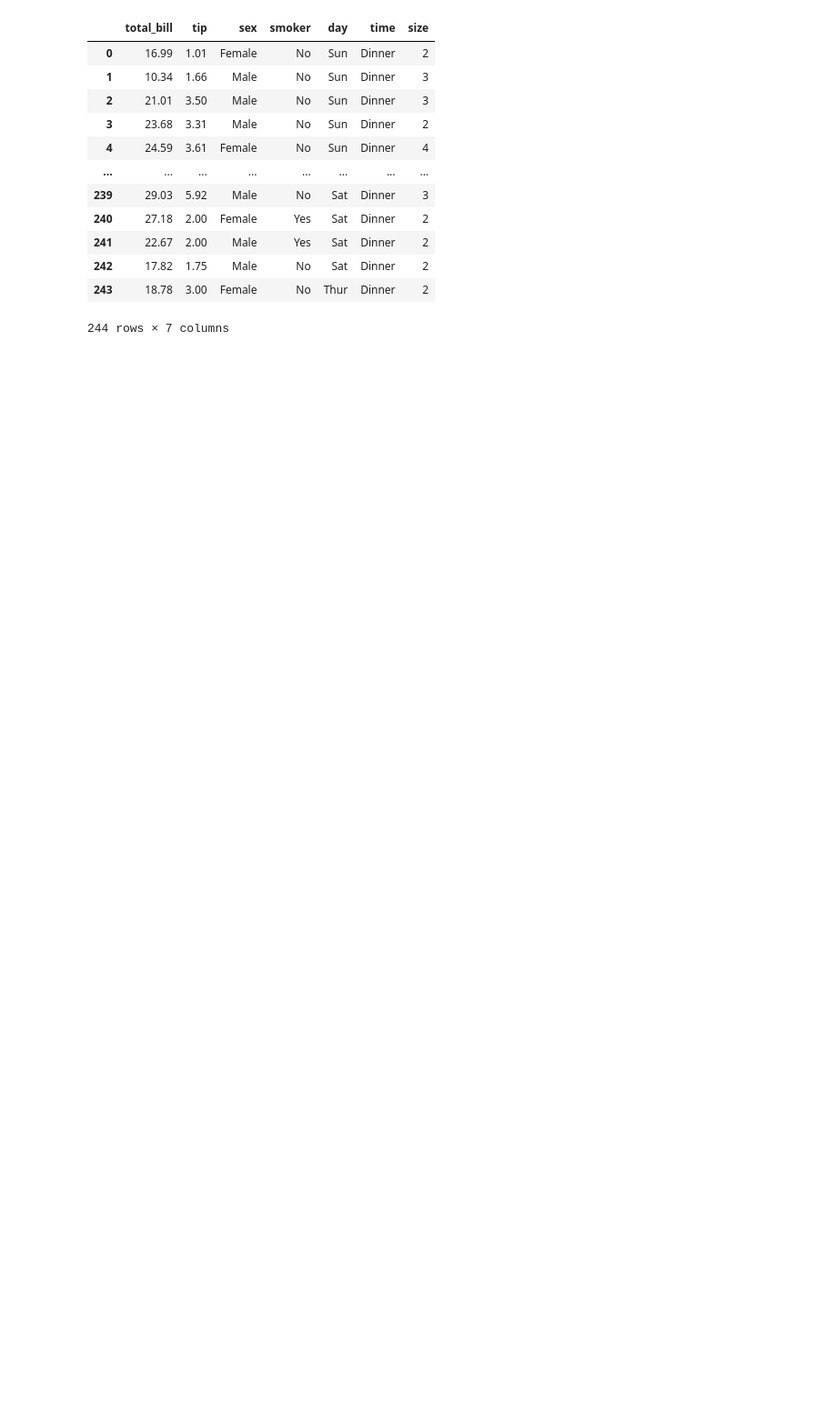
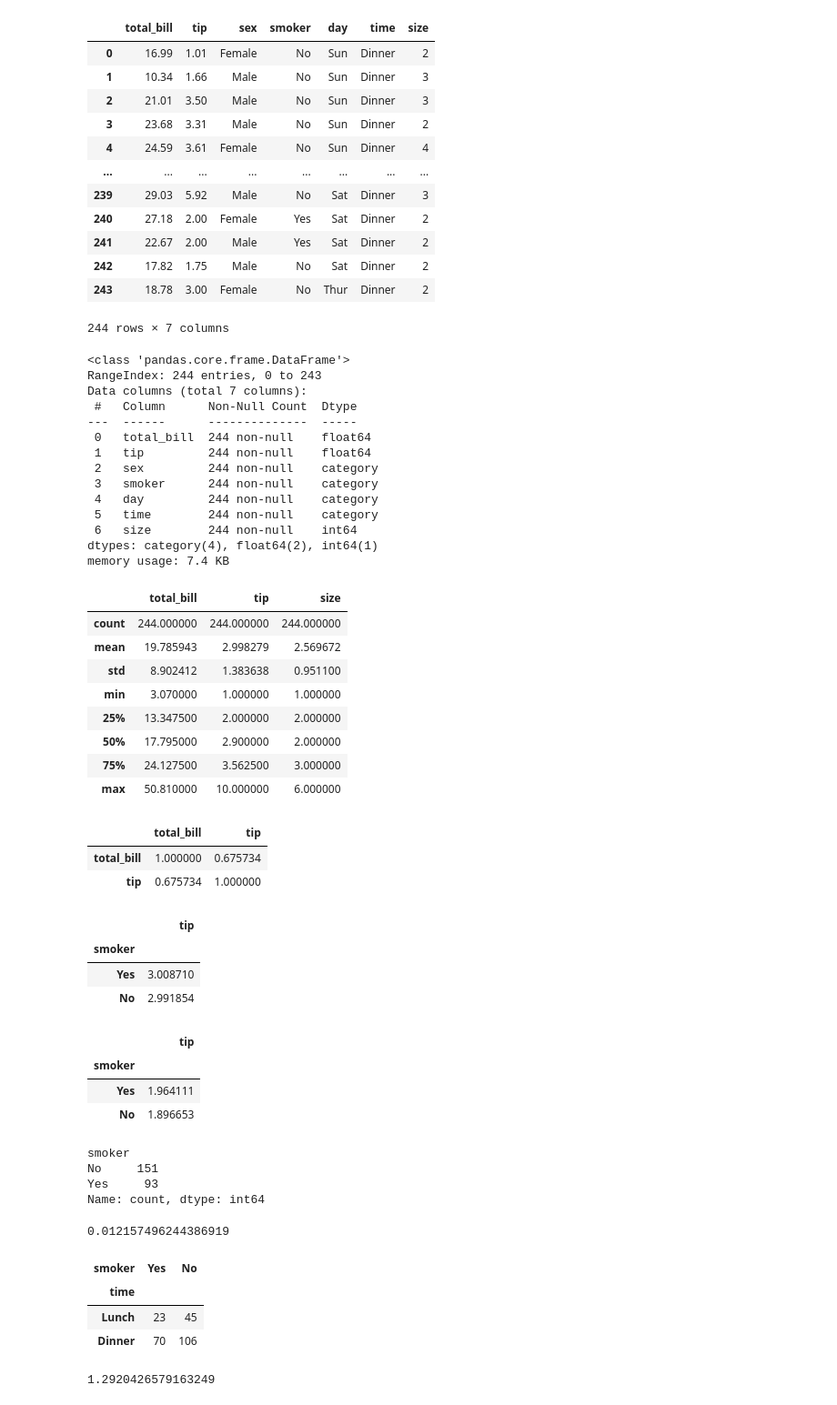
Before and after one commit to Suhyun211/data_intelligence, a Jupyter notebook: script02_eda-1.ipynb, the cells around one changed output. Shown at 91% size. Cells and saved outputs as stored; diff of their text form; code cells hidden in the pictures; blank space fills up the shorter version.

```diff
--- a/script02_eda-1.ipynb
+++ b/script02_eda-1.ipynb
@@ -181,3 +180,80 @@ data
 | 242 | 17.82 | 1.75 | Male | No | Sat | Dinner | 2 |
 | 243 | 18.78 | 3.00 | Female | No | Thur | Dinner | 2 |
 244 rows × 7 columns
+# %%
+data.info()
+data.describe()
+# %% [output]
+<class 'pandas.core.frame.DataFrame'>
+RangeIndex: 244 entries, 0 to 243
+Data columns (total 7 columns):
+ #   Column      Non-Null Count  Dtype
+---  ------      --------------  -----
+ 0   total_bill  244 non-null    float64
+ 1   tip         244 non-null    float64
+ 2   sex         244 non-null    category
+ 3   smoker      244 non-null    category
+ 4   day         244 non-null    category
+ 5   time        244 non-null    category
+ 6   size        244 non-null    int64
+dtypes: category(4), float64(2), int64(1)
+memory usage: 7.4 KB
+|  | total_bill | tip | size |
+| count | 244.000000 | 244.000000 | 244.000000 |
+| mean | 19.785943 | 2.998279 | 2.569672 |
+| std | 8.902412 | 1.383638 | 0.951100 |
+| min | 3.070000 | 1.000000 | 1.000000 |
+| 25% | 13.347500 | 2.000000 | 2.000000 |
+| 50% | 17.795000 | 2.900000 | 2.000000 |
+| 75% | 24.127500 | 3.562500 | 3.000000 |
+| max | 50.810000 | 10.000000 | 6.000000 |
+# %%
+data[['total_bill','tip']].corr()
+# %% [output]
+|  | total_bill | tip |
+| total_bill | 1.000000 | 0.675734 |
+| tip | 0.675734 | 1.000000 |
+# %%
+data[['tip', 'smoker']].groupby('smoker').mean()
+# %% [output]
+|  | tip |
+| smoker |  |
+| Yes | 3.008710 |
+| No | 2.991854 |
+# %%
+data[['tip', 'smoker']].groupby('smoker').var()
+# %% [output]
+|  | tip |
+| smoker |  |
+| Yes | 1.964111 |
+| No | 1.896653 |
+# %%
+data['smoker'].value_counts()
+# %% [output]
+smoker
+No     151
+Yes     93
+Name: count, dtype: int64
+# %%
+# tip변수에 대하여 smoker, nonsmoker 사이의 SMD
+import math
+d = abs(3.008710 - 2.991854)
+n1 = 93
+n2 = 151
+s = math.sqrt( ((n1-1)*1.964111 + (n2-1)*1.896653)/(n1+n2-2) )
+smd = d/s
+print(smd)
+# %% [output]
+0.012157496244386919
+# %%
+pd.crosstab(data['time'], data['smoker'])
+# %% [output]
+| smoker | Yes | No |
+| time |  |  |
+| Lunch | 23 | 45 |
+| Dinner | 70 | 106 |
+# %%
+odd_ratio=(23*106)/(70*45)
+1/odd_ratio
+# %% [output]
+1.2920426579163249
```
Also changed, not shown: parts of 2 cells of this notebook.
